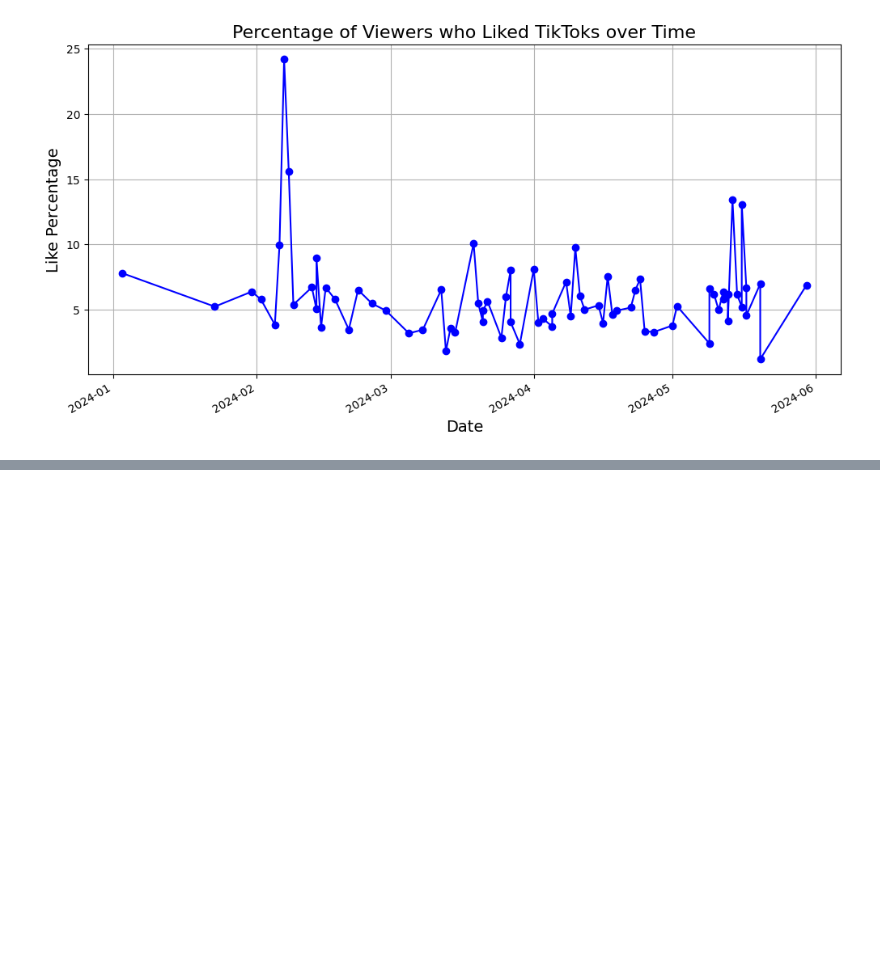
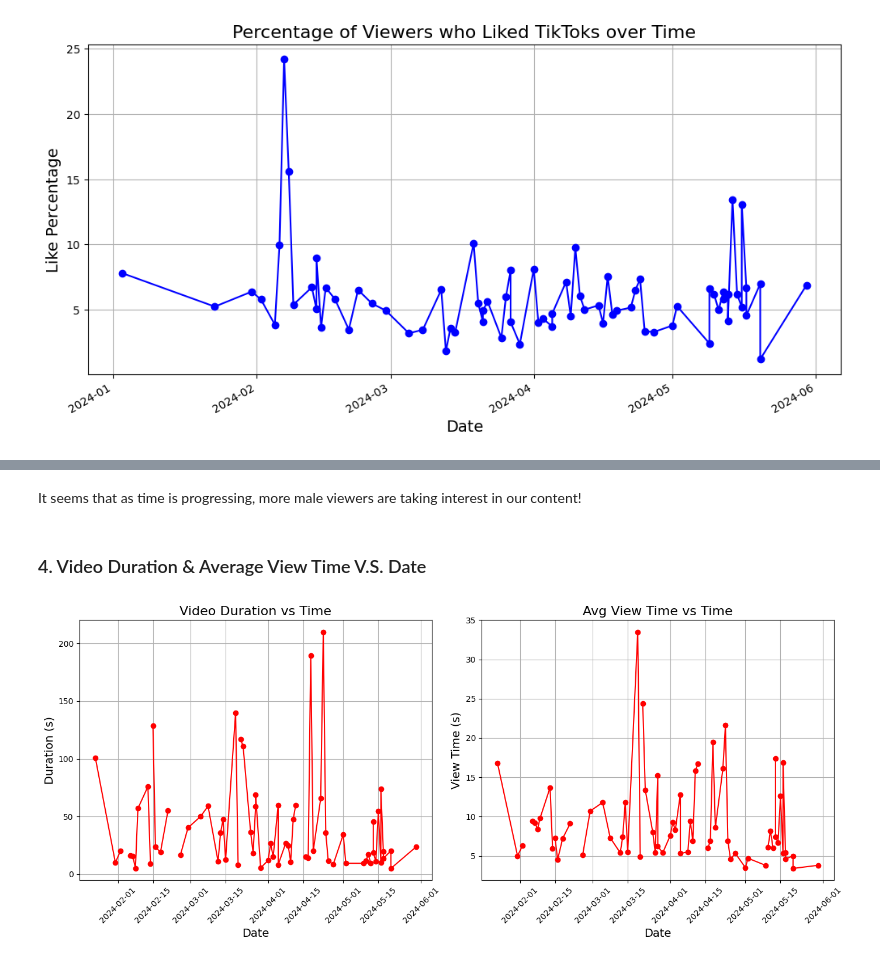
Before and after one commit to hjake22/washusocial24summerintern, a Jupyter notebook: exploringTikTokAnalytics.ipynb, the cells around one changed output, grey strips where cells are left out. Drawn from its saved outputs; the diff is of its cells as text; code cells hidden in the pictures; blank space fills up the shorter version.

```diff
--- a/exploringTikTokAnalytics.ipynb
+++ b/exploringTikTokAnalytics.ipynb
@@ -423,0 +567,32 @@ plt.show()
+# %% [markdown]
+It seems that as time is progressing, more male viewers are taking interest in our content!
+# %% [markdown]
+### 4. Video Duration & Average View Time V.S. Date
+# %%
+fig, axes = plt.subplots(1, 2, figsize=(14, 6))
+
+# Plot outliers
+axes[0].plot(df['Date'], df['Video Duration (s)'], marker='o', linestyle='-', color='red')
+axes[0].set_title('Video Duration vs Time', fontsize=16)
+axes[0].set_xlabel('Date', fontsize=14)
+axes[0].set_ylabel('Duration (s)', fontsize=14)
+axes[0].grid(True)
+# Rotate date labels for better readability
+for tick in axes[0].get_xticklabels():
+    tick.set_rotation(45)
+
+# Plot normal data
+axes[1].plot(df['Date'], df['Avg View Time (s)'], marker='o', linestyle='-', color='red')
+axes[1].set_title('Avg View Time vs Time', fontsize=16)
+axes[1].set_xlabel('Date', fontsize=14)
+axes[1].set_ylabel('View Time (s)', fontsize=14)
+axes[1].grid(True)
+# Rotate date labels for better readability
+for tick in axes[1].get_xticklabels():
+    tick.set_rotation(45)
+
+# Show plot
+plt.tight_layout()
+plt.show()
+# %% [output]
+[figure, added]
```
Also changed, not shown: parts of 19 cells of this notebook.
